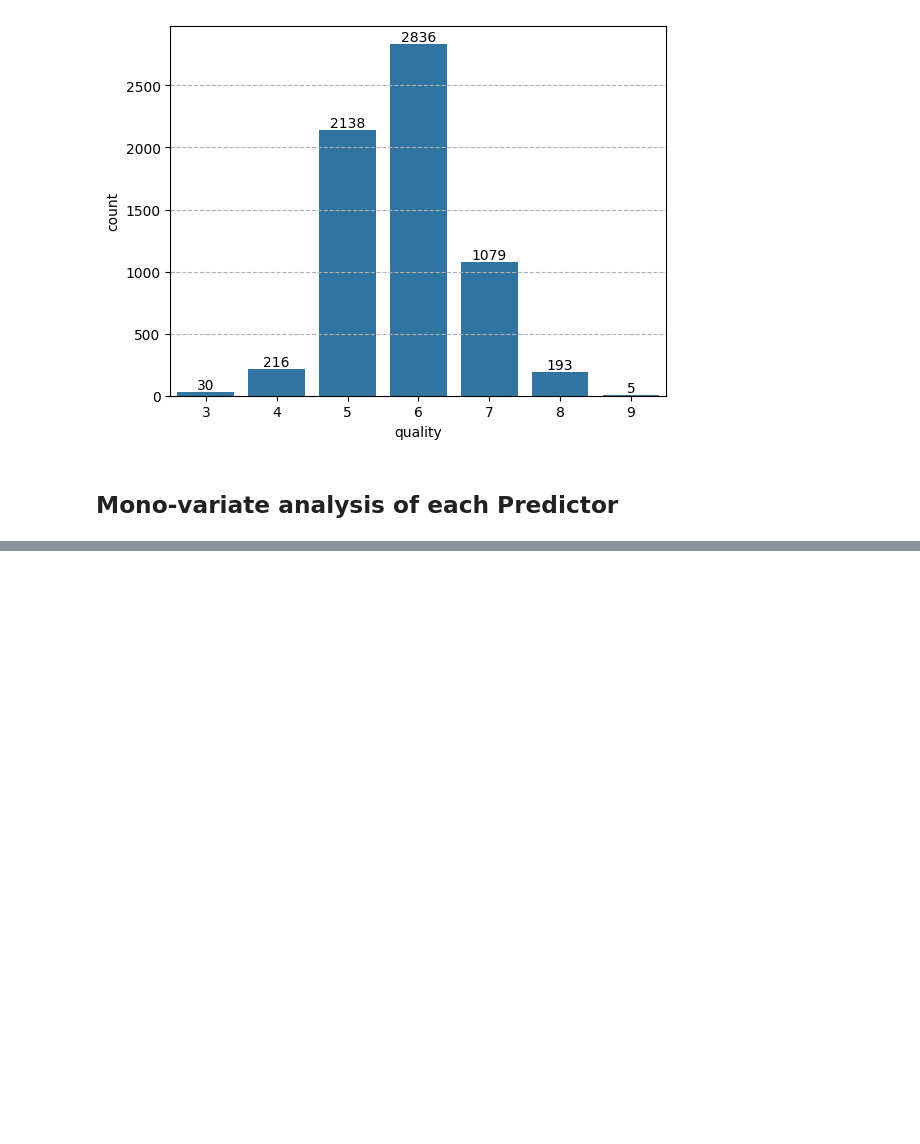
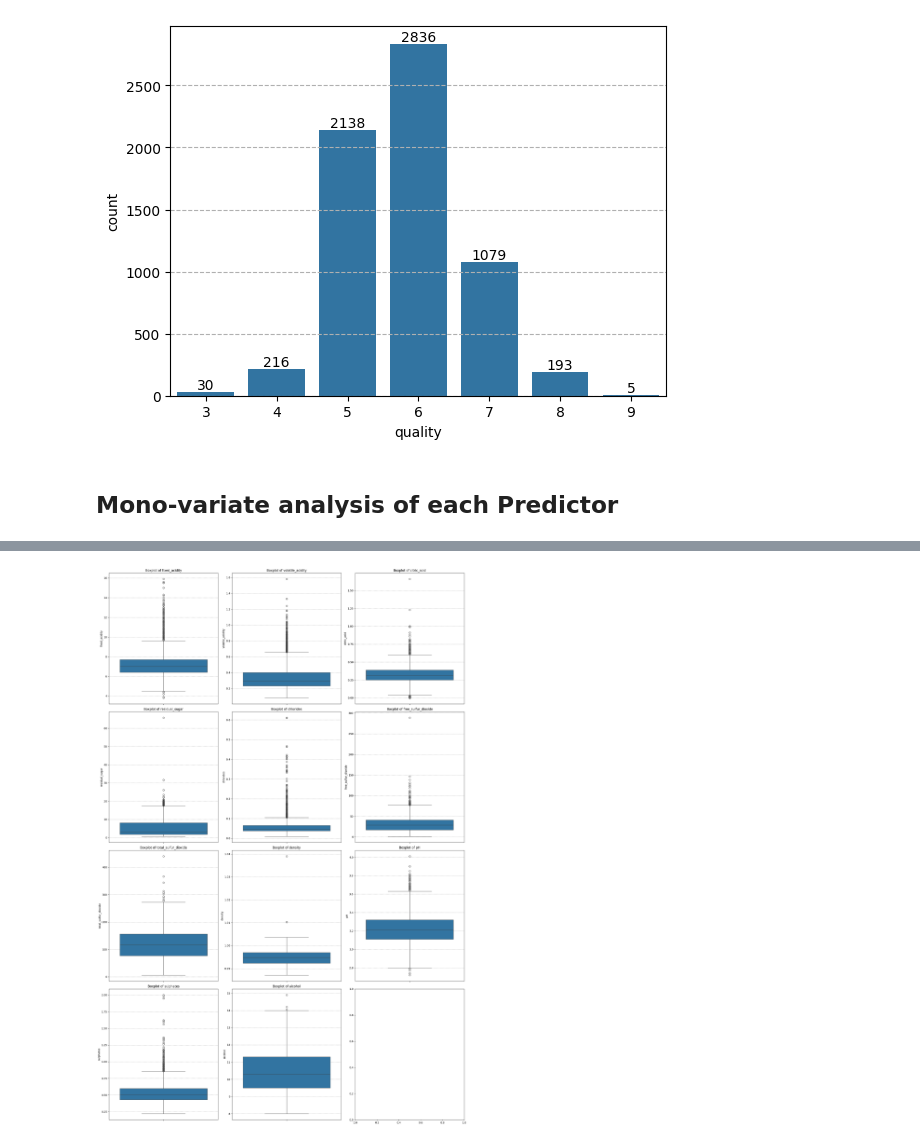
Before and after one commit to pauloricms12/ICA_HM1, a Jupyter notebook: data.ipynb, the cells around one changed output, grey strips where cells are left out. Saved outputs shown, nothing was run; the diff lists cells and outputs as text; code cells hidden in the pictures; blank space fills up the shorter version.

```diff
--- a/data.ipynb
+++ b/data.ipynb
@@ -110,3 +99,18 @@ plt.show()
+# %%
+fig, axes = plt.subplots(4, 3, figsize=(20, 30))
+for i, feature in enumerate(X):
+    ax = sns.boxplot(
+        data=X,
+        y = feature,
+        ax = axes.flatten()[i]
+    )
+    ax.grid(axis='y', linestyle='--')
+    ax.set_title(f"Boxplot of {feature}")
+
+plt.tight_layout()
+plt.show()
+# %% [output]
+[figure, added]
 # %%
 df_table = pd.DataFrame(columns=['Predictor', 'Mean', 'Standart Deviation', 'Skewness'])
 for i, feature in enumerate(X):
```
Also changed, not shown: parts of 2 cells of this notebook.
